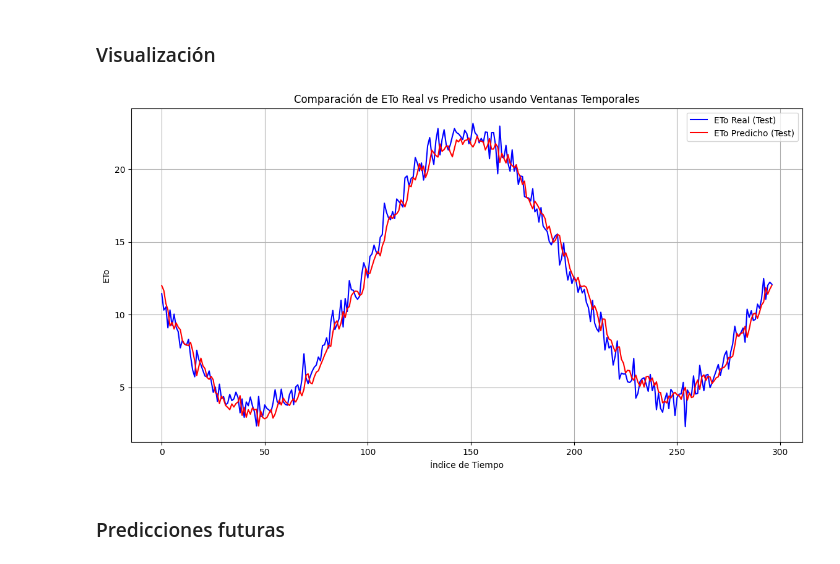
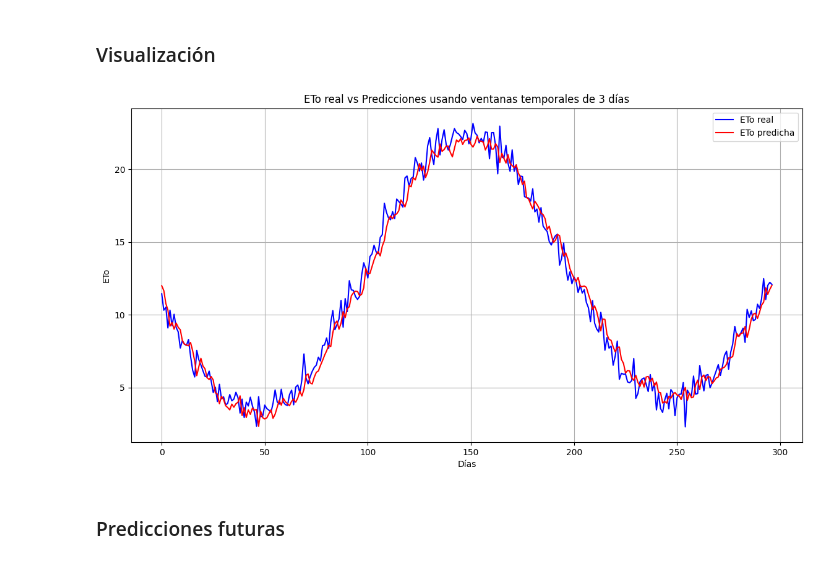
Before and after one commit to guillegcor/Fertwins_test, a Jupyter notebook: custom_eto_data/custom_eto_linear.ipynb, the cells around one changed output. Drawn from its saved outputs; the diff is of its cells as text; code cells hidden in the pictures.

```diff
--- a/custom_eto_data/custom_eto_linear.ipynb
+++ b/custom_eto_data/custom_eto_linear.ipynb
@@ -113,18 +113,18 @@ MSE: 0.90       MAE: 0.71
 # %%
 plt.figure(figsize=(14, 7))
 
-plt.plot(y_test, label='ETo Real (Test)', color='blue', linestyle='-')
+plt.plot(y_test, label='ETo real', color='blue', linestyle='-')
 
-plt.plot(y_pred_test, label='ETo Predicho (Test)', color='red', linestyle='-')
+plt.plot(y_pred_test, label='ETo predicha', color='red', linestyle='-')
 
-plt.xlabel('Índice de Tiempo')
+plt.xlabel('Días')
 plt.ylabel('ETo')
-plt.title('Comparación de ETo Real vs Predicho usando Ventanas Temporales')
+plt.title('ETo real vs Predicciones usando ventanas temporales de 3 días')
 plt.legend()
 plt.grid()
 plt.show()
 # %% [output]
-[figure, old version]
+[figure, new version]
 # %% [markdown]
 ### Predicciones futuras
 # %%
```
Also changed, not shown: parts of 1 cell of this notebook.
